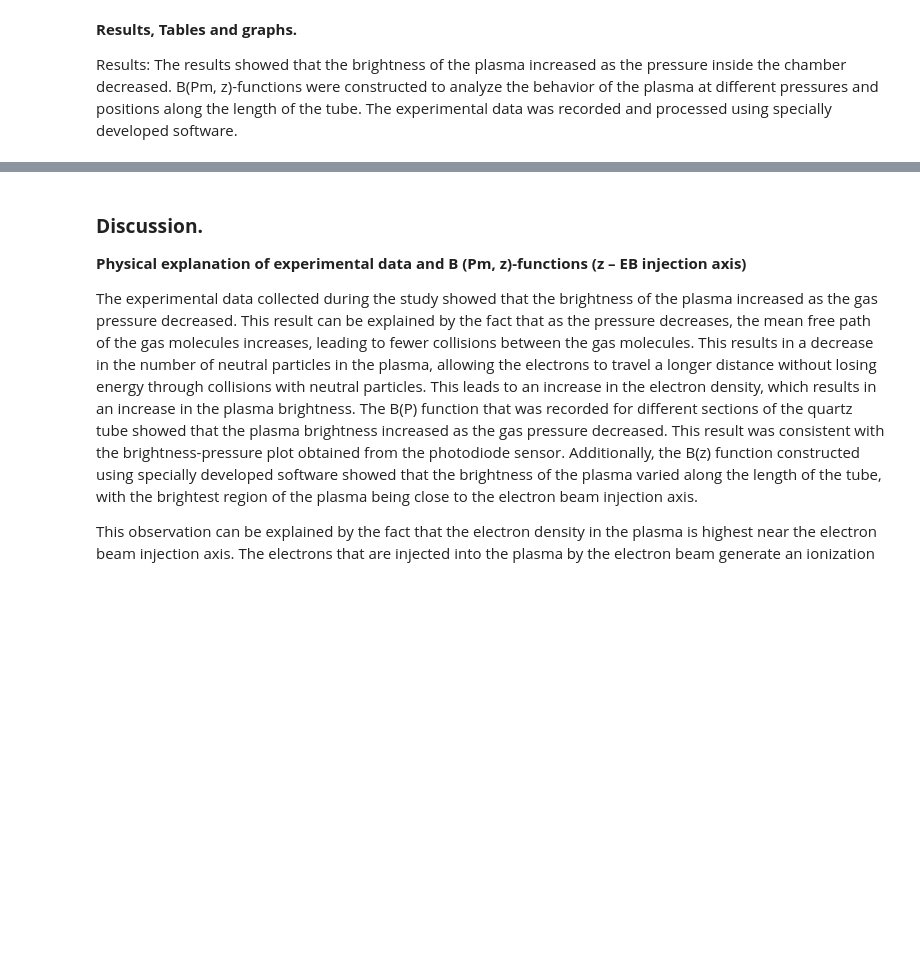
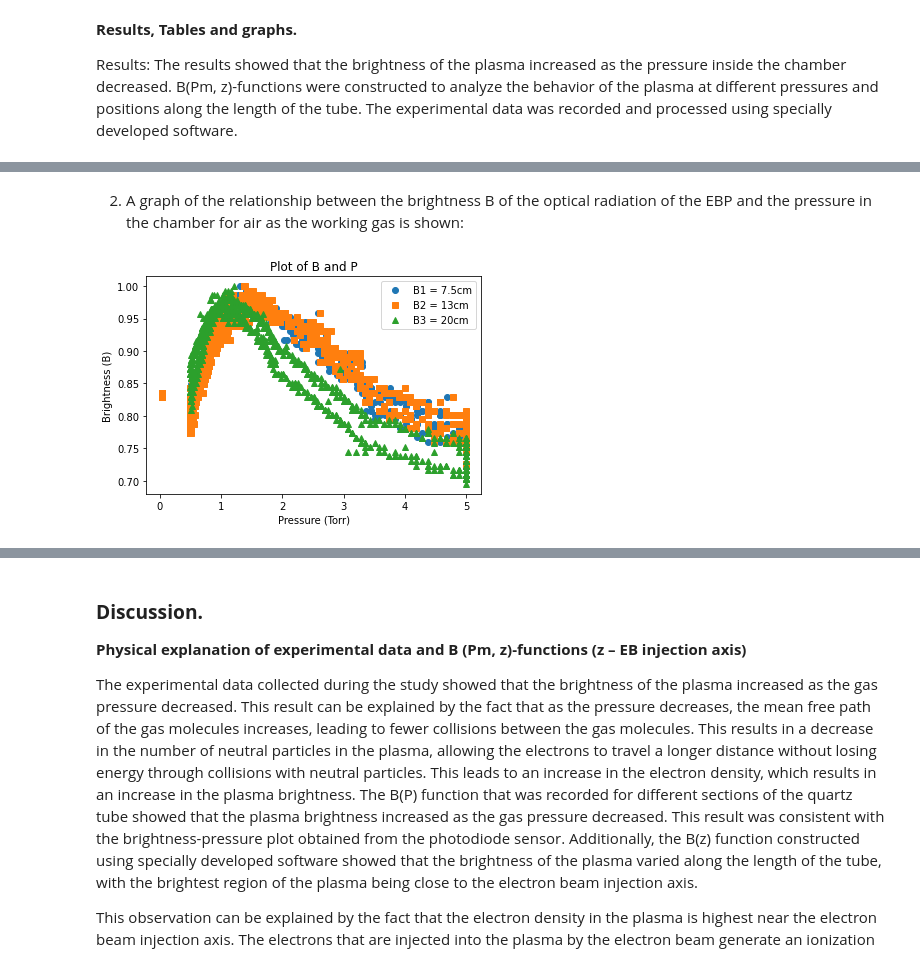
Before and after one commit to Tachia/Experimental-Studies, a Jupyter notebook: Experimental_Study_Lab_19.ipynb, the cells around one changed output, grey strips where cells are left out. Drawn from its saved outputs; the diff is of its cells as text; code cells hidden in the pictures; blank space fills up the shorter version.

```diff
--- a/Experimental_Study_Lab_19.ipynb
+++ b/Experimental_Study_Lab_19.ipynb
@@ -150,0 +405,26 @@ According to the CH1 value for calculating the intensity, we want to take only t
+# %% [markdown]
+2.	A graph of the relationship between the brightness B of the optical radiation of the EBP and the pressure in the chamber for air as the working gas is shown:
+# %%
+import pandas as pd
+import matplotlib.pyplot as plt
+
+# Read the data from the Excel file
+data = pd.read_excel('/content/gdrive/MyDrive/Experiments/Air1.xlsx')
+
+# Plot the data
+plt.plot(data['P1(Torr)'], data['B-air1'], 'o', label='B1 = 7.5cm')
+plt.plot(data['P2(Torr)'], data['B-air2'], 's', label='B2 = 13cm')
+plt.plot(data['P3(Torr)'], data['B-air3'], '^', label='B3 = 20cm')
+
+# Add title and axis labels
+plt.title('Plot of B and P')
+plt.xlabel('Pressure (Torr)')
+plt.ylabel('Brightness (B)')
+
+# Add legend
+plt.legend()
+
+# Show the plot
+plt.show()
+# %% [output]
+[figure, added]
```
Also changed, not shown: parts of 35 cells of this notebook.
